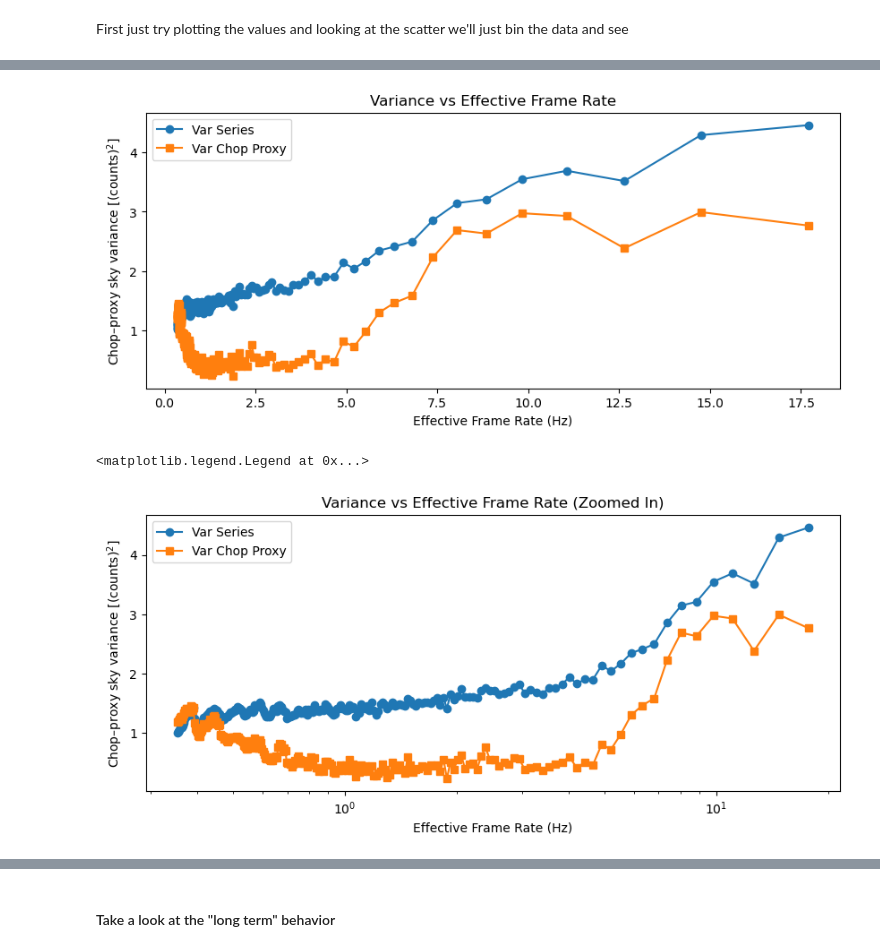
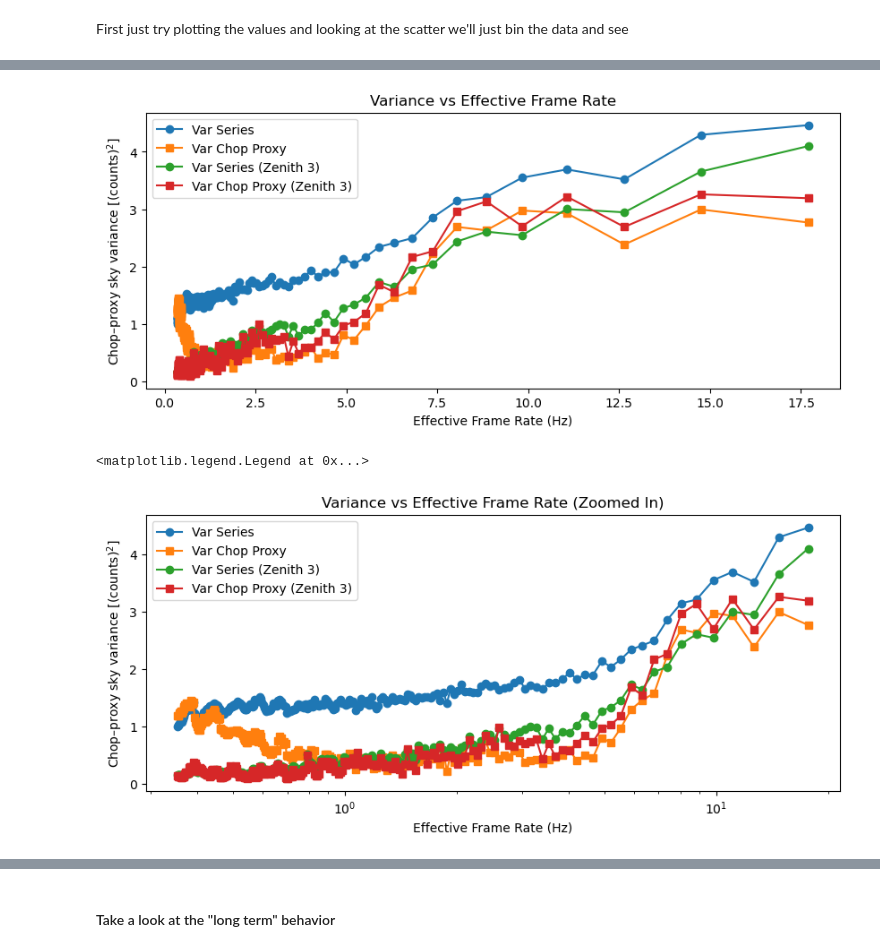
Before and after one commit to chase-urasaki/mirsi_sims, a Jupyter notebook: 2512267_analysis.ipynb, the cells around one changed output, grey strips where cells are left out. Saved outputs shown, nothing was run; the diff lists cells and outputs as text; code cells hidden in the pictures.

```diff
--- a/2512267_analysis.ipynb
+++ b/2512267_analysis.ipynb
@@ -140,7 +140,7 @@ def extract_sky_timeseries(exposures, region, trim=None, annulus=None, statistic
         out.update({"x_ann": x_ann, "n_pix_ann": n_pix_ann})
     return out
 # %%
-def variance_vs_frequency_series(x, coadds_list, frame_dt_s, ddof=1):
+def variance_vs_frequency_series(x, coadds_list, frame_dt_s, method, ddof=1):
     """
     For each coadds, average x into blocks and compute Var(block_means).
     """
@@ -150,7 +150,10 @@ def variance_vs_frequency_series(x, coadds_list, frame_dt_s, ddof=1):
         Ntrim = (len(x) // n) * n
         if Ntrim < 2*n:
             continue
-        xb = x[:Ntrim].reshape(-1, n).mean(axis=1)   # mean keeps units consistent
+        if method == "mean":
+            xb = x[:Ntrim].reshape(-1, n).mean(axis=1)   # mean keeps units consistent
+        if method  == "sum":
+            xb = x[:Ntrim].reshape(-1, n).sum(axis=1)   # more physical for total flux
         out["coadds"].append(n)
         out["f_eff_hz"].append(1.0 / (frame_dt_s * n))
         out["n_blocks"].append(len(xb))
@@ -158,7 +161,7 @@ def variance_vs_frequency_series(x, coadds_list, frame_dt_s, ddof=1):
 
     return {k: np.array(v) for k, v in out.items()}
 # %%
-def variance_vs_frequency_chop_proxy(x, coadds_list, frame_dt_s, ddof=1):
+def variance_vs_frequency_chop_proxy(x, coadds_list, frame_dt_s, method, ddof=1):
     """
     For each coadds, compute block means then take successive differences and compute Var(diffs).
 
@@ -174,7 +177,10 @@ def variance_vs_frequency_chop_proxy(x, coadds_list, frame_dt_s, ddof=1):
         if Ntrim < 3*n:   # need at least 3 blocks to get >=2 diffs
             continue
         # Groups n consecutive frames and computes their mean
-        xb = x[:Ntrim].reshape(-1, n).mean(axis=1)
+        if method == "mean":
+            xb = x[:Ntrim].reshape(-1, n).mean(axis=1)   # mean keeps units consistent
+        if method  == "sum":
+            xb = x[:Ntrim].reshape(-1, n).sum(axis=1)   # more physical for total flux
 
         # Computes successive differences (i.e. A - B subtraction)
         d = np.diff(xb)
@@ -277,15 +285,23 @@ cadds_list = np.arange(5, 251)
 #cadds_list = [6, 7, 8,9, 10,20,30, 40, 50, 60, 70, 80, 90, 100]
 
 v2_series = variance_vs_frequency_series(
-    z2['x_ap'], cadds_list, frame_dt_s=0.0113)
+    z2['x_ap'], cadds_list, frame_dt_s=0.0113, method="mean")
 v2_chop = variance_vs_frequency_chop_proxy(
-    z2['x_ap'], cadds_list, frame_dt_s=0.0113)
+    z2['x_ap'], cadds_list, frame_dt_s=0.0113, method="mean")
+v3_series = variance_vs_frequency_series(
+    z3['x_ap'], cadds_list, frame_dt_s=0.0113, method="mean")
+v3_chop = variance_vs_frequency_chop_proxy(
+    z3['x_ap'], cadds_list, frame_dt_s=0.0113, method="mean")
 # %%
 plt.figure(figsize=(10,4))
 plt.plot(v2_series['f_eff_hz'], v2_series['var'],
          marker='o', label='Var Series')
 plt.plot(v2_chop['f_eff_hz'], v2_chop['var_diff']/2,
          marker='s', label='Var Chop Proxy')
+plt.plot(v3_series['f_eff_hz'], v3_series['var'],
+         marker='o', label='Var Series (Zenith 3)')
+plt.plot(v3_chop['f_eff_hz'], v3_chop['var_diff']/2,
+         marker='s', label='Var Chop Proxy (Zenith 3)')
 plt.xlabel('Effective Frame Rate (Hz)')
 plt.ylabel(r"Chop–proxy sky variance [$({\rm counts})^2$]")
 
@@ -293,20 +309,24 @@ plt.title('Variance vs Effective Frame Rate')
 plt.legend()
 plt.show()
 # %% [output]
-[figure, old version]
+[figure, new version]
 # %%
 # Zoom in on the plot
 plt.figure(figsize=(10,4))
 plt.plot(v2_series['f_eff_hz'], v2_series['var'],
          marker='o', label='Var Series')
 plt.plot(v2_chop['f_eff_hz'], v2_chop['var_diff']/2,
          marker='s', label='Var Chop Proxy')
+plt.plot(v3_series['f_eff_hz'], v3_series['var'],
+         marker='o', label='Var Series (Zenith 3)')
+plt.plot(v3_chop['f_eff_hz'], v3_chop['var_diff']/2,
+         marker='s', label='Var Chop Proxy (Zenith 3)')
 plt.xlabel('Effective Frame Rate (Hz)')
 plt.ylabel(r"Chop–proxy sky variance [$({\rm counts})^2$]")
 #plt.xlim(0, 7)  # Zoom in on x-axis
 plt.xscale('log')
 plt.title('Variance vs Effective Frame Rate (Zoomed In)')
 plt.legend()
 # %% [output]
 <matplotlib.legend.Legend at 0x...>
-[figure, old version]
+[figure, new version]
```
Also changed, not shown: parts of 18 cells of this notebook.
